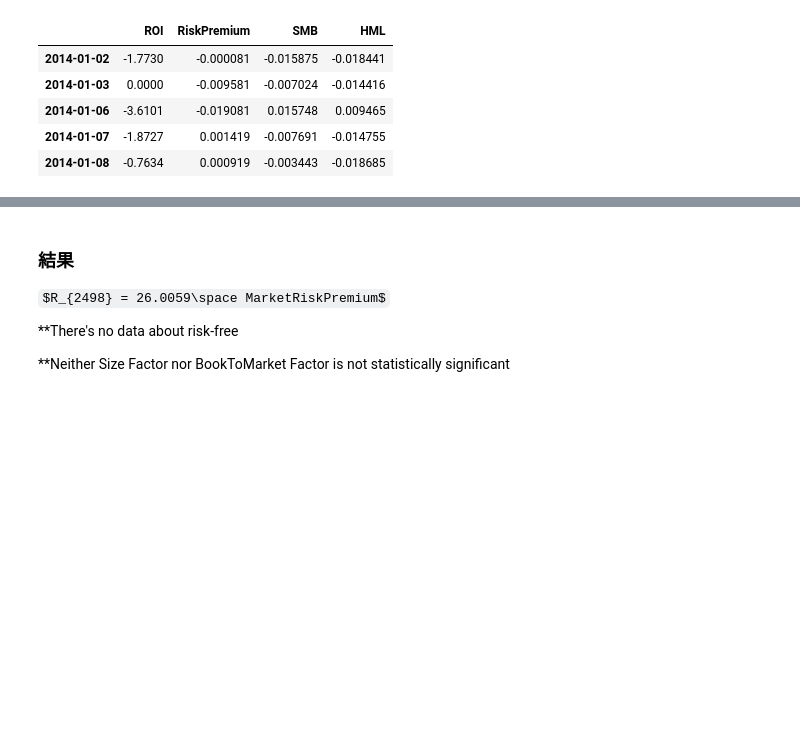
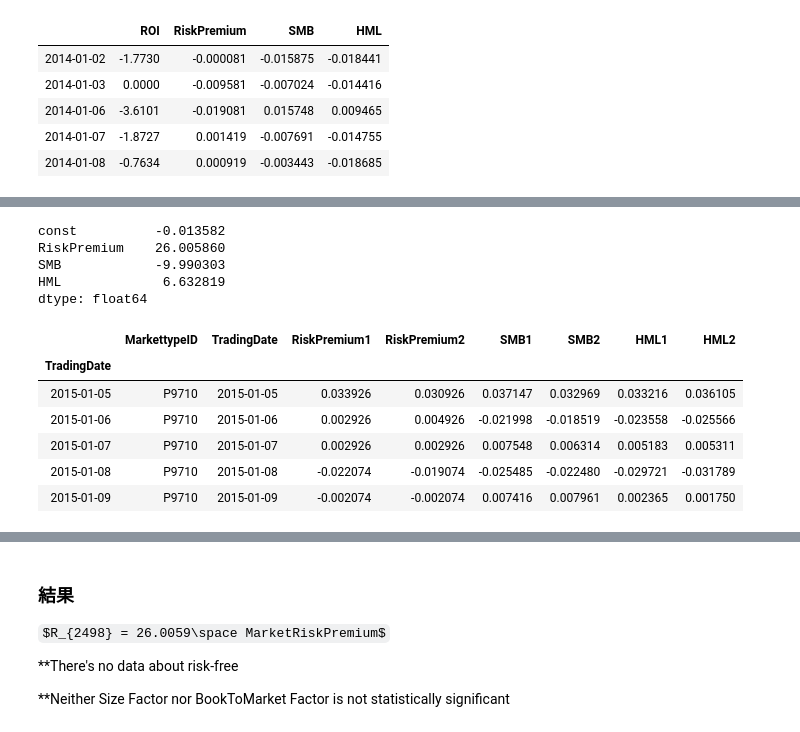
Before and after one commit to NYCU311706009/Fama_hw, a Jupyter notebook: B10733033_王廣和_財金計量方法_三因子模型/B10733033_王廣和_財金計量方法_三因子模型.ipynb, the cells around one changed output, grey strips where cells are left out. Saved outputs shown, nothing was run; the diff lists cells and outputs as text; code cells hidden in the pictures; some formulas as TeX source; blank space fills up the shorter version.

```diff
--- a/B10733033_王廣和_財金計量方法_三因子模型/B10733033_王廣和_財金計量方法_三因子模型.ipynb
+++ b/B10733033_王廣和_財金計量方法_三因子模型/B10733033_王廣和_財金計量方法_三因子模型.ipynb
@@ -61,7 +61,7 @@ Name: zyhy, dtype: float64
 # %% [markdown]
 ### 三因子模型
 # %%
-df2 = pd.read_table(r'C:\Users\USER\Downloads\Fama三因子模型_python-20210501\ThreeFactors.txt')
+df2 = pd.read_table(r'C:\Users\s0954\Desktop\財金計量方法\Fama_hw-main\B10733033_王廣和_財金計量方法_三因子模型\ThreeFactors.txt')
 df2.head(5)
 # %% [output]
 |  | MarkettypeID | TradingDate | RiskPremium1 | RiskPremium2 | SMB1 | SMB2 | HML1 | HML2 |
@@ -257,3 +257,25 @@ Covariance Type:            nonrobust
 
 Warnings:
 [1] Standard Errors assume that the covariance matrix of the errors is correctly specified.
+# %%
+result3.params
+# %% [output]
+const          -0.013582
+RiskPremium    26.005860
+SMB            -9.990303
+HML             6.632819
+dtype: float64
+# %%
+#過濾2015年的資料
+filter3 = df2['TradingDate'] >= "2015-01-01"
+filter4 = df2['TradingDate'] <= "2015-01-31"
+df_2015 = df2[filter3 & filter4]
+df_2015.head(5)
+# %% [output]
+|  | MarkettypeID | TradingDate | RiskPremium1 | RiskPremium2 | SMB1 | SMB2 | HML1 | HML2 |
+| TradingDate |  |  |  |  |  |  |  |  |
+| 2015-01-05 | P9710 | 2015-01-05 | 0.033926 | 0.030926 | 0.037147 | 0.032969 | 0.033216 | 0.036105 |
+| 2015-01-06 | P9710 | 2015-01-06 | 0.002926 | 0.004926 | -0.021998 | -0.018519 | -0.023558 | -0.025566 |
+| 2015-01-07 | P9710 | 2015-01-07 | 0.002926 | 0.002926 | 0.007548 | 0.006314 | 0.005183 | 0.005311 |
+| 2015-01-08 | P9710 | 2015-01-08 | -0.022074 | -0.019074 | -0.025485 | -0.022480 | -0.029721 | -0.031789 |
+| 2015-01-09 | P9710 | 2015-01-09 | -0.002074 | -0.002074 | 0.007416 | 0.007961 | 0.002365 | 0.001750 |
```
Also changed, not shown: parts of 14 cells of this notebook.
